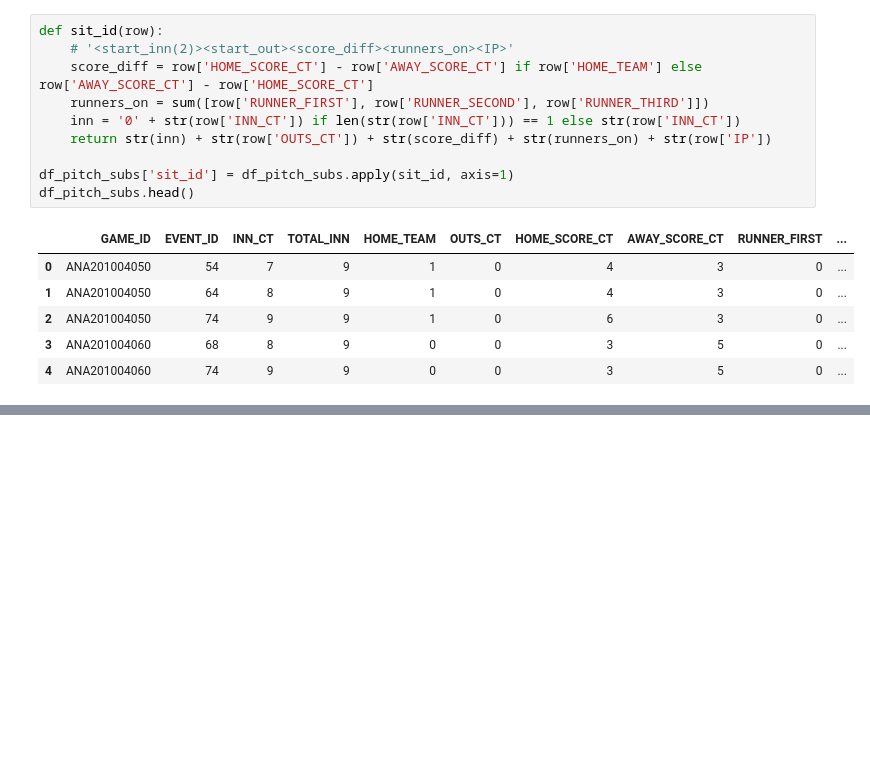
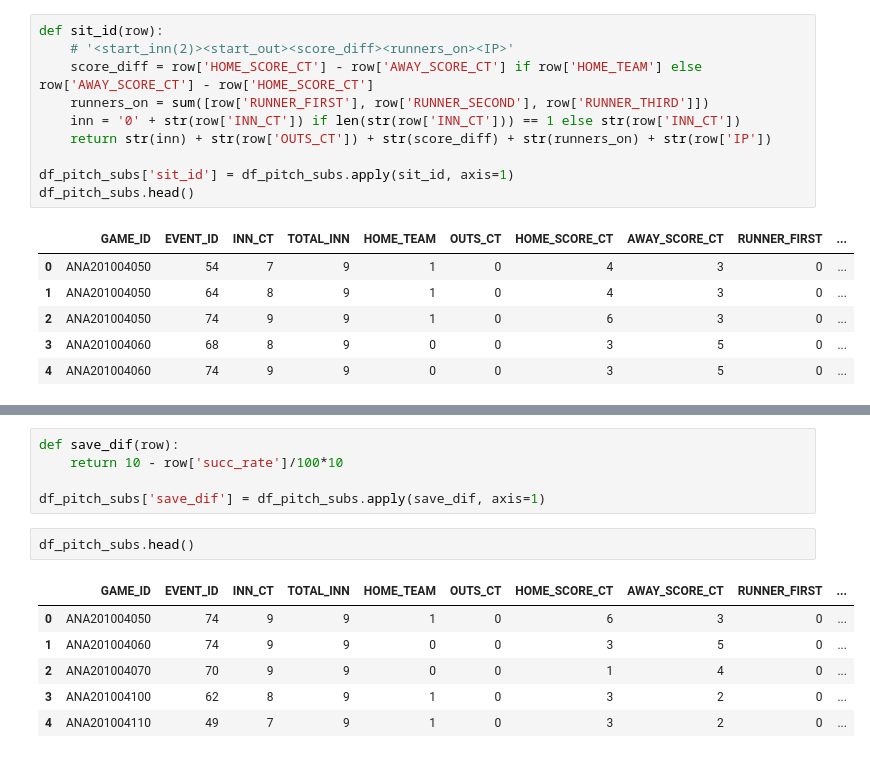
Before and after one commit to DylanSchneider/Save2.0, a Jupyter notebook: Save2.ipynb, the cells around one changed output, grey strips where cells are left out. Cells and saved outputs as stored; diff of their text form; blank space fills up the shorter version.

```diff
--- a/Save2.ipynb
+++ b/Save2.ipynb
@@ -171,0 +166,14 @@ Length: 365, dtype: int64
+# %%
+def save_dif(row):
+    return 10 - row['succ_rate']/100*10
+
+df_pitch_subs['save_dif'] = df_pitch_subs.apply(save_dif, axis=1)
+# %%
+df_pitch_subs.head()
+# %% [output]
+|  | GAME_ID | EVENT_ID | INN_CT | TOTAL_INN | HOME_TEAM | OUTS_CT | HOME_SCORE_CT | AWAY_SCORE_CT | RUNNER_FIRST | ... |
+| 0 | ANA201004050 | 74 | 9 | 9 | 1 | 0 | 6 | 3 | 0 | ... |
+| 1 | ANA201004060 | 74 | 9 | 9 | 0 | 0 | 3 | 5 | 0 | ... |
+| 2 | ANA201004070 | 70 | 9 | 9 | 0 | 0 | 1 | 4 | 0 | ... |
+| 3 | ANA201004100 | 62 | 8 | 9 | 1 | 0 | 3 | 2 | 0 | ... |
+| 4 | ANA201004110 | 49 | 7 | 9 | 1 | 0 | 3 | 2 | 0 | ... |
```
Also changed, not shown: parts of 6 cells of this notebook.
